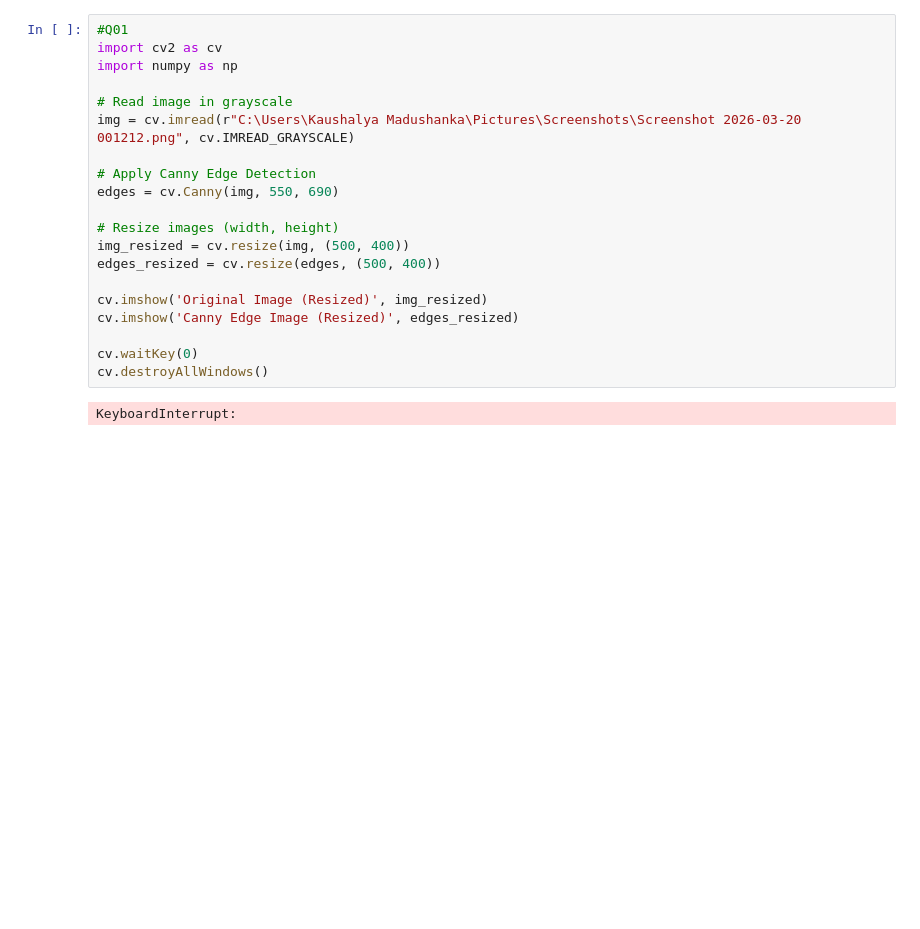
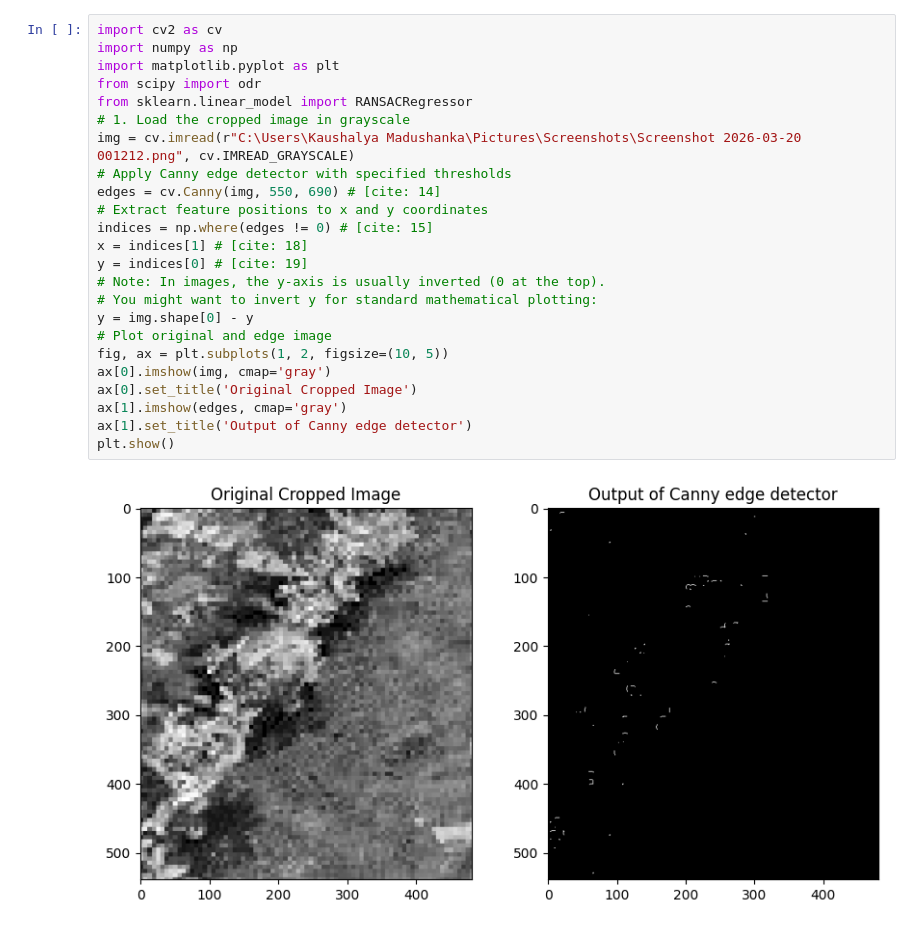
Before and after one commit to Kaushalya0051/Assingment02, a Jupyter notebook: AS02.ipynb, the cells around one changed output. Drawn from its saved outputs; the diff is of its cells as text; blank space fills up the shorter version.

```diff
--- a/AS02.ipynb
+++ b/AS02.ipynb
@@ -1,24 +1,28 @@
 # %%
-#Q01
 import cv2 as cv
 import numpy as np
-
-# Read image in grayscale
+import matplotlib.pyplot as plt
+from scipy import odr
+from sklearn.linear_model import RANSACRegressor
+# 1. Load the cropped image in grayscale
 img = cv.imread(r"C:\Users\Kaushalya Madushanka\Pictures\Screenshots\Screenshot 2026-03-20 001212.png", cv.IMREAD_GRAYSCALE)
-
-# Apply Canny Edge Detection
-edges = cv.Canny(img, 550, 690)
-
-# Resize images (width, height)
-img_resized = cv.resize(img, (500, 400))
-edges_resized = cv.resize(edges, (500, 400))
-
-cv.imshow('Original Image (Resized)', img_resized)
-cv.imshow('Canny Edge Image (Resized)', edges_resized)
-
-cv.waitKey(0)
-cv.destroyAllWindows()
+# Apply Canny edge detector with specified thresholds
+edges = cv.Canny(img, 550, 690) # [cite: 14]
+# Extract feature positions to x and y coordinates
+indices = np.where(edges != 0) # [cite: 15]
+x = indices[1] # [cite: 18]
+y = indices[0] # [cite: 19]
+# Note: In images, the y-axis is usually inverted (0 at the top).
+# You might want to invert y for standard mathematical plotting:
+y = img.shape[0] - y
+# Plot original and edge image
+fig, ax = plt.subplots(1, 2, figsize=(10, 5))
+ax[0].imshow(img, cmap='gray')
+ax[0].set_title('Original Cropped Image')
+ax[1].imshow(edges, cmap='gray')
+ax[1].set_title('Output of Canny edge detector')
+plt.show()
 # %% [output]
-KeyboardInterrupt:
+[figure, added]
 # %%
 #Q02
```
Also changed, not shown: parts of 3 cells of this notebook.
